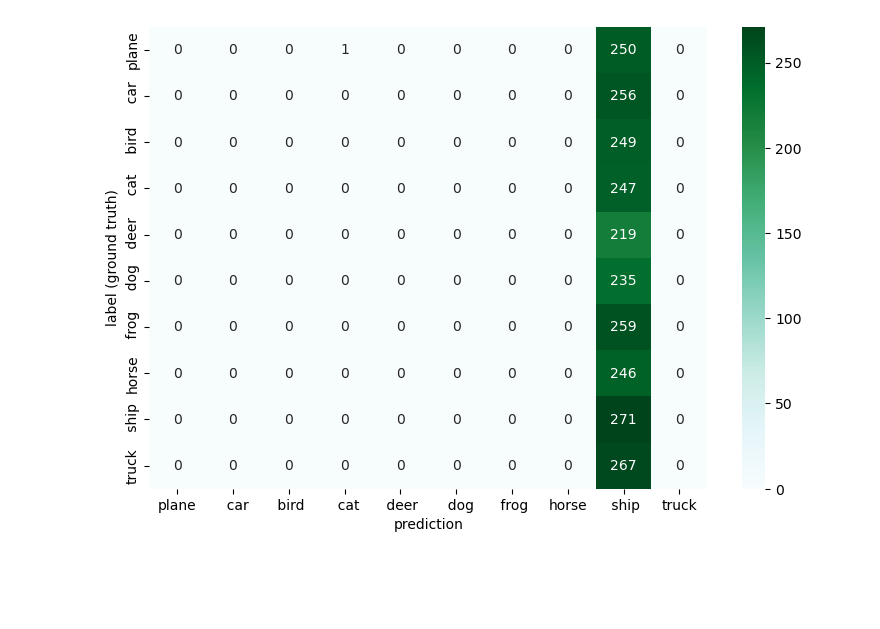
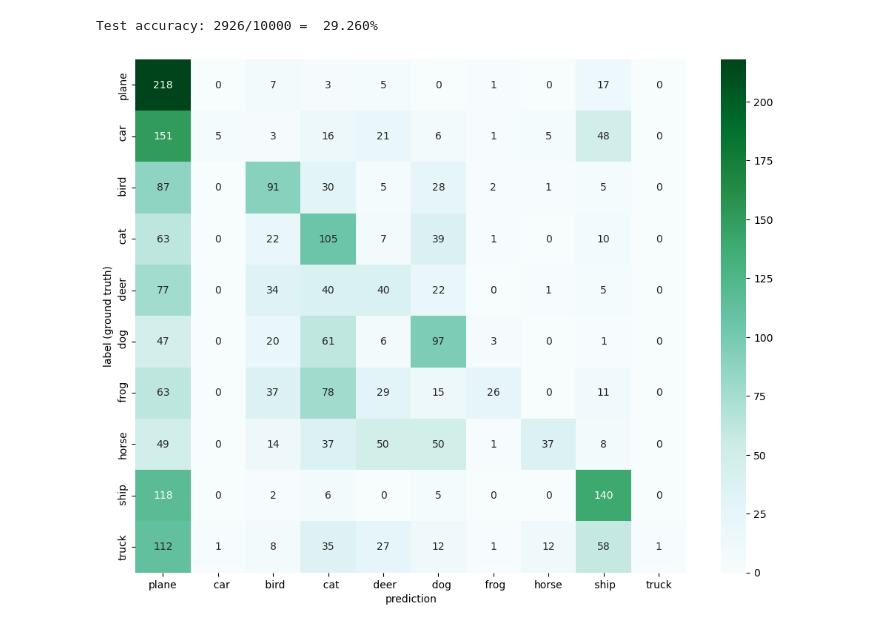
Before and after one commit to Starkillxr/AINT515, a Jupyter notebook: src/task_2.ipynb, the cells around one changed output. Drawn from its saved outputs; the diff is of its cells as text; code cells hidden in the pictures; blank space fills up the shorter version.

Commit message:
Ran more models

```diff
--- a/src/task_2.ipynb
+++ b/src/task_2.ipynb
@@ -32,7 +57,8 @@ test_transforms = transforms.Compose([
 trainset = datasets.CIFAR10(root='./data', train=True,
                                         download=True, transform=train_transforms)
 testset = datasets.CIFAR10(root='./data', train=False,
-                                download=True, transform=test_transforms)
+                                download=True, transform= transforms.ToTensor())
+valset = datasets.CIFAR10(root = './data', train = False, download = True, transform = test_transforms)
 
 
 #Data Loaders
@@ -40,7 +66,7 @@ batch_size = 2500
 trainloader = torch.utils.data.DataLoader(trainset, batch_size = batch_size,
                                         shuffle=True, pin_memory=True)
 
-valloader = torch.utils.data.DataLoader(testset, batch_size = batch_size, shuffle = True, pin_memory = True)
+valloader = torch.utils.data.DataLoader(valset, batch_size = batch_size, shuffle = True, pin_memory = True)
 
 testloader = torch.utils.data.DataLoader(testset, batch_size=batch_size,
                                         shuffle=False, pin_memory=True)
@@ -415,7 +442,6 @@ def trainNetworkSGD(model, lossfunc, trainloader, valloader = None, scorefuncs =
 # %%
 lossfunc = nn.CrossEntropyLoss()
-model = Model1
-model1Results = trainNetwork(model, lossfunc =lossfunc, trainloader =trainloader, valloader=valloader, scorefuncs={'accuracy': accuracy_score}, epochs=10)
+model1Results= trainNetwork(model, lossfunc =lossfunc, trainloader =trainloader, valloader=valloader, scorefuncs={'accuracy': accuracy_score}, epochs=10)
 # %%
 sns.lineplot(x='epoch', y ='train accuracy', data = model1Results, label = 'Train')
 sns.lineplot(x ='epoch',y = 'val accuracy', data = model1Results, label = 'Validation')
@@ -481,6 +601,5 @@ plt.show()
 # %%
 lossfunc = nn.CrossEntropyLoss()
-model = Model1
 model1Results = trainNetwork(model, lossfunc, trainloader, valloader=valloader, scorefuncs={'accuracy': accuracy_score}, epochs=50)
 print(model1Results)
 # %% [output]
@@ -554,0 +764,19 @@ Test accuracy: 1000/10000 =  10.000%
+# %%
+model = nn.Sequential(
+    nn.Conv2d(3,6,5),
+    nn.ReLU(),
+    nn.MaxPool2d(kernel_size=2, stride=2),
+
+    nn.Conv2d(6,16,5),
+    nn.ReLU(),
+    nn.MaxPool2d(kernel_size=2, stride=2),
+    Flatten(),
+
+    nn.Linear(16*5*5, 120),
+    nn.ReLU(),
+
+    nn.Linear(120, 84),
+    nn.ReLU(),
+
+    nn.Linear(84,10)
+)
@@ -555,12 +792,23 @@ Test accuracy: 1000/10000 =  10.000%
 # %%
+with torch.no_grad():
+    correct =0
+    for images, labels in testloader:
+        images = images.to(device)
+        labels = labels.to(device)
+        y_val = model(images)
+        predicted = torch.max(y_val,1)[1]
+        correct += (predicted == labels).sum()
+
+print(f'Test accuracy: {correct.item()}/{len(testset)} = {correct.item()*100/(len(testset)):7.3f}%')
 # Display the confusion matrix as a heatmap
-arr = confusion_matrix(y_test.view(-1).detach().cpu().numpy(), predicted.view(-1).detach().cpu().numpy())
+arr = confusion_matrix(labels.view(-1).detach().cpu().numpy(), predicted.view(-1).detach().cpu().numpy())
 class_names = ['plane', '  car', ' bird', '  cat', ' deer', '  dog', ' frog', 'horse', ' ship', 'truck']
 df_cm = pd.DataFrame(arr, class_names, class_names)
-plt.figure(figsize = (9,6))
+plt.figure(figsize = (12,9))
 sns.heatmap(df_cm, annot=True, fmt="d", cmap='BuGn')
 plt.xlabel("prediction")
 plt.ylabel("label (ground truth)")
 plt.show()
 # %% [output]
+Test accuracy: 2926/10000 =  29.260%
-[figure, old version]
+[figure, new version]
```
Also changed, not shown: parts of 49 cells of this notebook, 9 other files.
